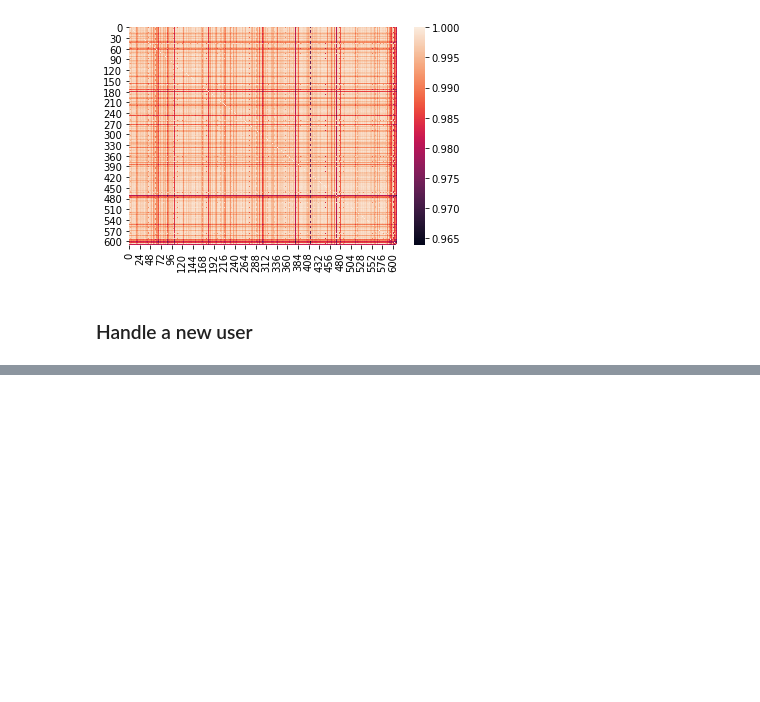
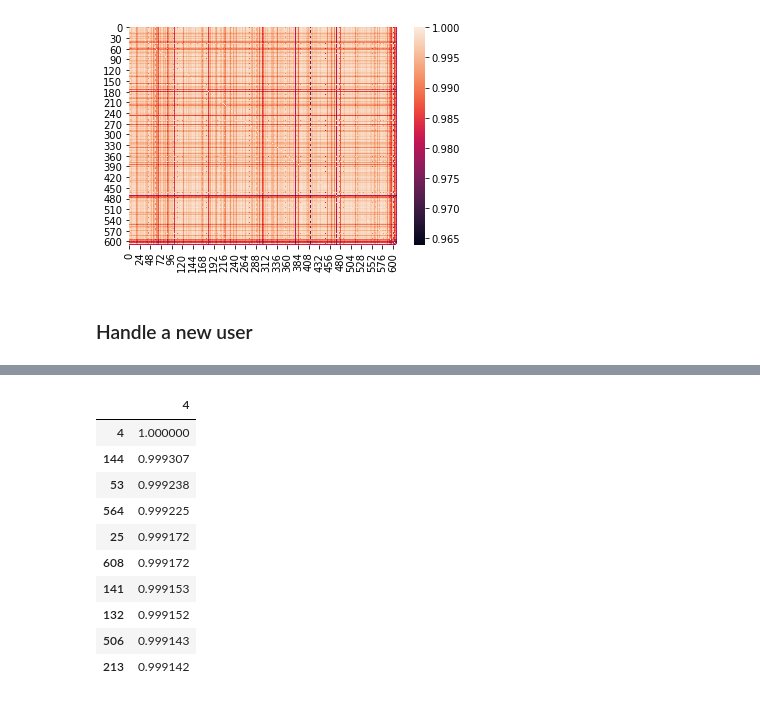
Before and after one commit to brauliotegui/POPCORN, a Jupyter notebook: Colab_Filt.ipynb, the cells around one changed output, grey strips where cells are left out. Cells and saved outputs as stored; diff of their text form; code cells hidden in the pictures; blank space fills up the shorter version.

```diff
--- a/Colab_Filt.ipynb
+++ b/Colab_Filt.ipynb
@@ -114,0 +124,15 @@ array([[1.]])
+# %%
+u = u.sort_values(by=[4], ascending=[False]).head(11)  #order by most similar users
+u
+# %% [output]
+|  | 4 |
+| 4 | 1.000000 |
+| 144 | 0.999307 |
+| 53 | 0.999238 |
+| 564 | 0.999225 |
+| 25 | 0.999172 |
+| 608 | 0.999172 |
+| 141 | 0.999153 |
+| 132 | 0.999152 |
+| 506 | 0.999143 |
+| 213 | 0.999142 |
```
Also changed, not shown: parts of 13 cells of this notebook, 1 other file.
